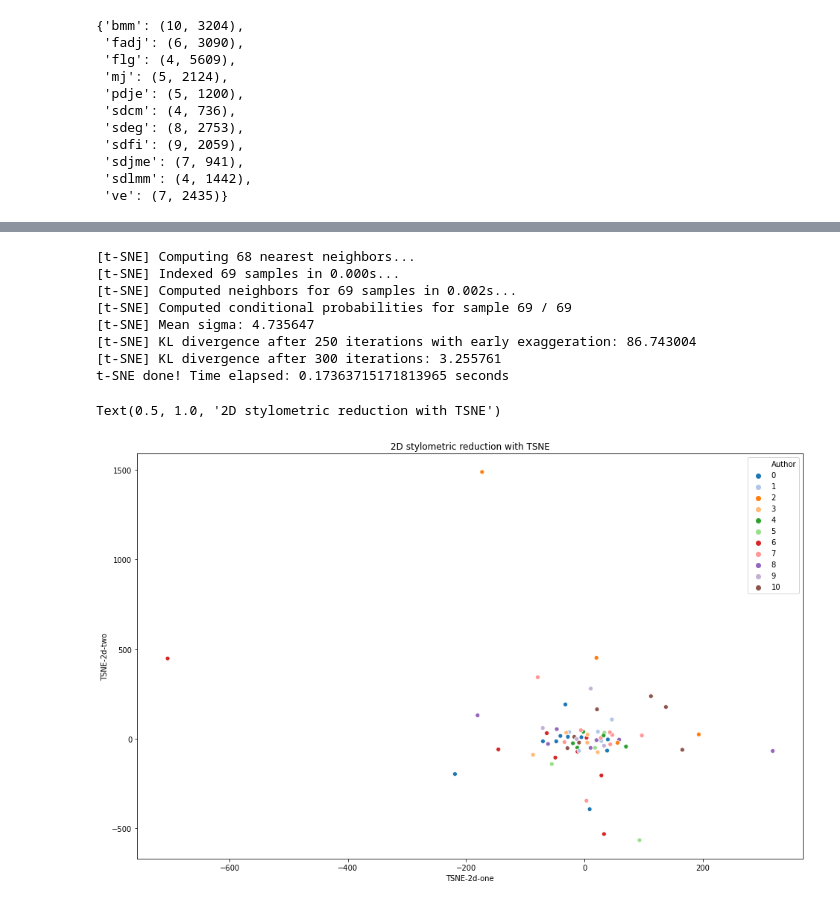
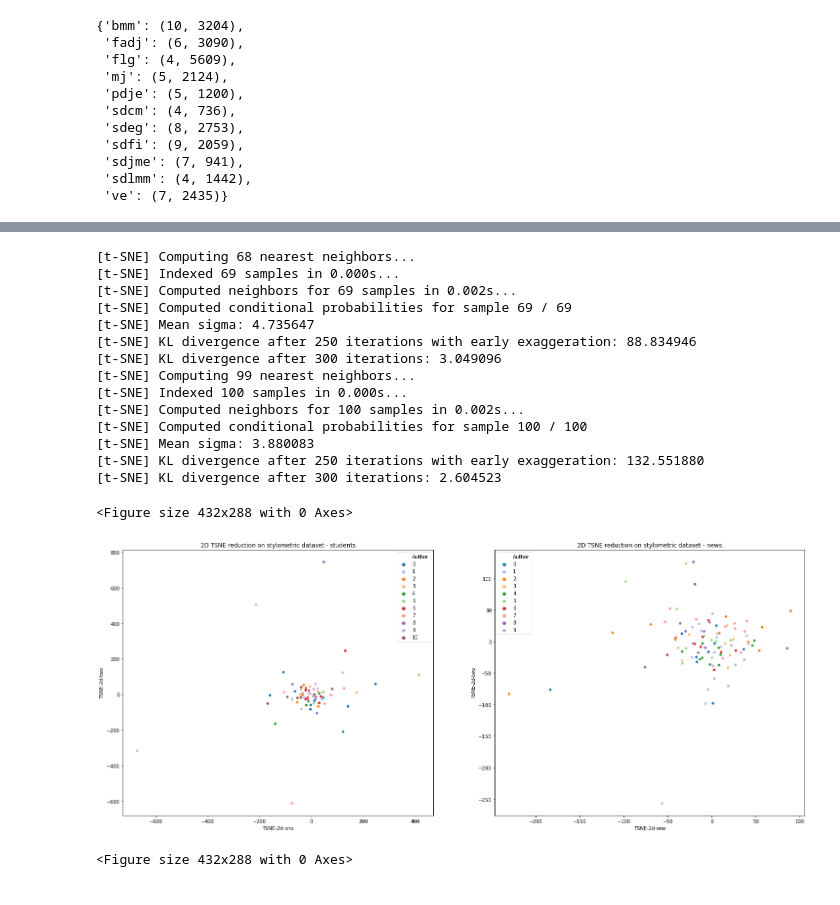
Before and after one commit to Daanielvb/authorship-classification, a Jupyter notebook: Autorship_data_visualization.ipynb, the cells around one changed output, grey strips where cells are left out. Drawn from its saved outputs; the diff is of its cells as text; code cells hidden in the pictures.

```diff
--- a/Autorship_data_visualization.ipynb
+++ b/Autorship_data_visualization.ipynb
@@ -446,38 +400,64 @@ Name: PCA-three, Length: 69, dtype: float64
 # %%
 # Train model for TNSE reduction and Scaled features
-y = df.pop('Author')
-time_start = time.time()
-tsne = TSNE(n_components=3, verbose=1, perplexity=40, n_iter=300)
-tsne_results = tsne.fit_transform(df)
-print('t-SNE done! Time elapsed: {} seconds'.format(time.time()-time_start))
 
-df['TSNE-2d-one'] = tsne_results[:,0]
-df['TSNE-2d-two'] = tsne_results[:,1]
-df['TSNE-2d-three'] = tsne_results[:,2]
-df['Author'] = y
+def build_tsne(dataframe, size):
+  y = dataframe.pop('Author')
+  tsne = TSNE(n_components=size, verbose=1, perplexity=40, n_iter=300)
+  tsne_results = tsne.fit_transform(dataframe)
+  dataframe['TSNE-2d-one'] = tsne_results[:,0]
+  dataframe['TSNE-2d-two'] = tsne_results[:,1]
+  dataframe['TSNE-2d-three'] = tsne_results[:,2]
+  dataframe['Author'] = y
+
+
+build_tsne(df, 3)
+build_tsne(news_df, 3)
 # %% [output]
 [t-SNE] Computing 68 nearest neighbors...
 [t-SNE] Indexed 69 samples in 0.000s...
 [t-SNE] Computed neighbors for 69 samples in 0.002s...
 [t-SNE] Computed conditional probabilities for sample 69 / 69
 [t-SNE] Mean sigma: 4.735647
-[t-SNE] KL divergence after 250 iterations with early exaggeration: 86.743004
-[t-SNE] KL divergence after 300 iterations: 3.255761
-t-SNE done! Time elapsed: 0.17363715171813965 seconds
+[t-SNE] KL divergence after 250 iterations with early exaggeration: 88.834946
+[t-SNE] KL divergence after 300 iterations: 3.049096
+[t-SNE] Computing 99 nearest neighbors...
+[t-SNE] Indexed 100 samples in 0.000s...
+[t-SNE] Computed neighbors for 100 samples in 0.002s...
+[t-SNE] Computed conditional probabilities for sample 100 / 100
+[t-SNE] Mean sigma: 3.880083
+[t-SNE] KL divergence after 250 iterations with early exaggeration: 132.551880
+[t-SNE] KL divergence after 300 iterations: 2.604523
 # %%
 # Plot stylometric data on TSNE-2D and Scaled features
-plt.figure(figsize=(16,10))
+
+fig, (ax1, ax2) = plt.subplots(1, 2)
+fig.set_size_inches(25, 10)
+
 sns.scatterplot(
     x="TSNE-2d-one", y="TSNE-2d-two",
     hue="Author",
     palette=sns.color_palette("tab20", 11),
     data=df,
-    legend="full"
+    legend="full",
+    ax=ax1
 )
-plt.title('2D stylometric reduction with TSNE')
+
+sns.scatterplot(
+    x="TSNE-2d-one", y="TSNE-2d-two",
+    hue="Author",
+    palette=sns.color_palette("tab20", 10),
+    data=news_df,
+    legend="full",
+    ax=ax2
+)
+
+ax1.set_title('2D TSNE reduction on stylometric dataset - students')
+ax2.set_title('2D TSNE reduction on stylometric dataset - news')
+plt.figure()
 # %% [output]
-Text(0.5, 1.0, '2D stylometric reduction with TSNE')
+<Figure size 432x288 with 0 Axes>
-[figure, old version]
+[figure, new version]
+<Figure size 432x288 with 0 Axes>
 # %%
 # Plot stylometric data on TSNE-3D and Scaled features
 
```
Also changed, not shown: parts of 19 cells of this notebook.
